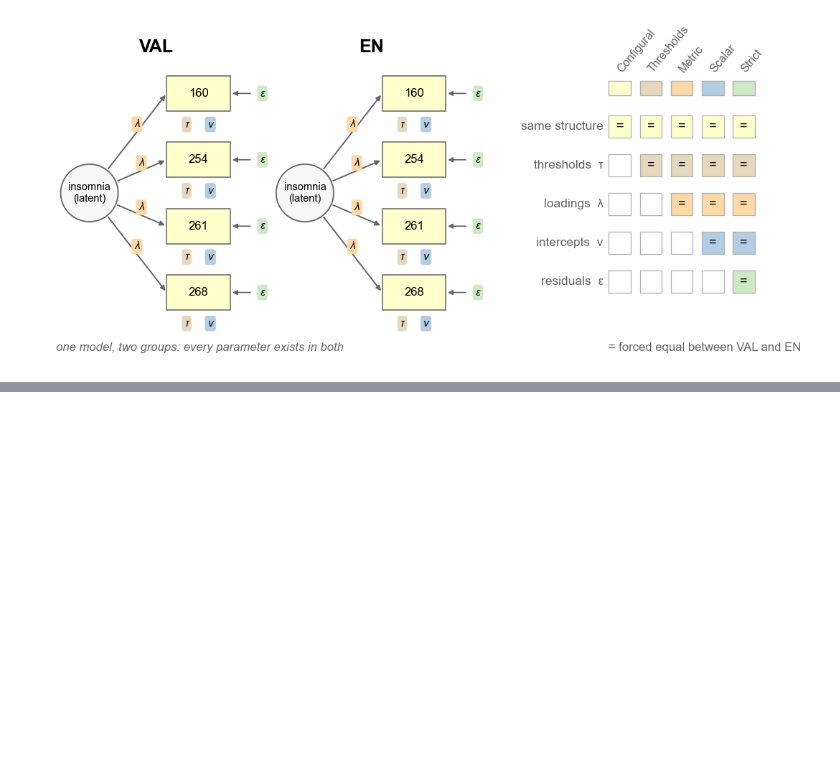
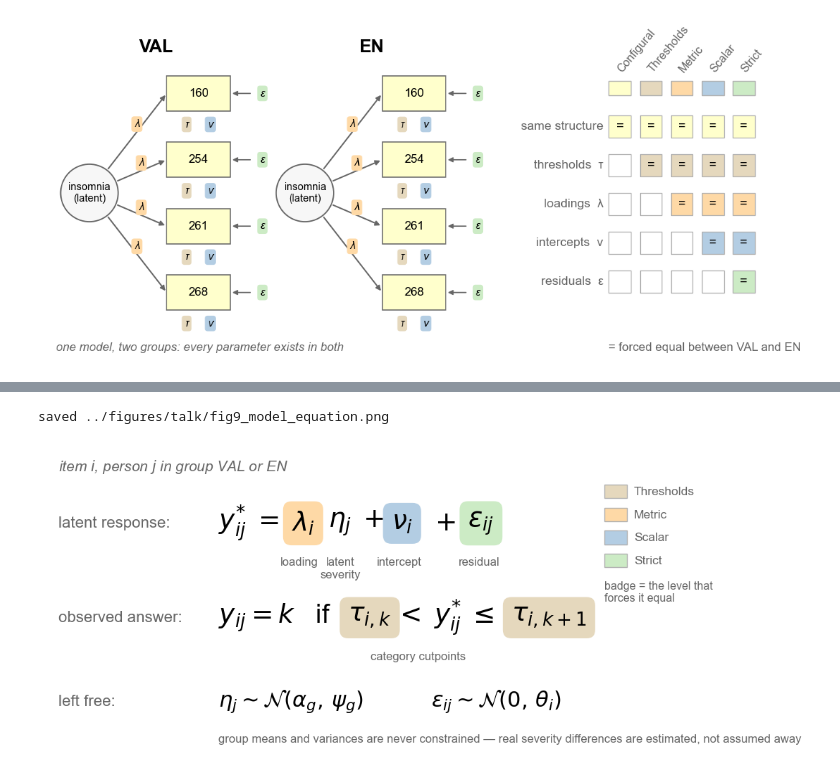
Before and after one commit to Shotgunosine/HiTOP, a Jupyter notebook: notebooks/NB_talk_figures.ipynb, the cells around one changed output, grey strips where cells are left out. Cells and saved outputs as stored; diff of their text form; code cells hidden in the pictures; blank space fills up the shorter version.

```diff
--- a/notebooks/NB_talk_figures.ipynb
+++ b/notebooks/NB_talk_figures.ipynb
@@ -396,0 +457,64 @@ saved ../figures/talk/fig7_sem_constraints.png
+# %%
+fig, ax = plt.subplots(figsize=(12.2, 5.6))
+ax.set_xlim(0, 100); ax.set_ylim(0, 58)
+ax.axis('off')
+
+def eq(x, y, s, fs=27, color=BLACK, level=None, ha='left'):
+    kw = {}
+    if level:
+        kw['bbox'] = dict(boxstyle='round,pad=0.32',
+                          fc=LEVEL_COLORS[level], ec='none')
+    ax.text(x, y, s, fontsize=fs, color=color, ha=ha, va='center', **kw)
+
+ax.text(2, 54, 'item $i$, person $j$ in group VAL or EN', fontsize=15,
+        color=GREY, style='italic')
+
+# latent response
+Y1 = 44
+eq(2, Y1, 'latent response:', 16, GREY)
+eq(26, Y1, r'$y^{*}_{ij}\;=$')
+eq(37, Y1, r'$\lambda_i$', level='metric')
+eq(42.5, Y1, r'$\eta_j\;+$')
+eq(52, Y1, r'$\nu_i$', level='scalar')
+eq(58.5, Y1, '$+$')
+eq(63.5, Y1, r'$\varepsilon_{ij}$', level='strict')
+for x, lab in ((38.2, 'loading'), (44.3, 'latent\nseverity'),
+               (53.2, 'intercept'), (65.2, 'residual')):
+    ax.text(x, Y1 - 6.5, lab, fontsize=12, color=GREY, ha='center',
+            va='top')
+
+# categorization
+Y2 = 26
+eq(2, Y2, 'observed answer:', 16, GREY)
+eq(26, Y2, r'$y_{ij}=k$   if')
+eq(45.5, Y2, r'$\tau_{i,k}$', level='thresholds')
+eq(52.5, Y2, r'$<\;y^{*}_{ij}\;\leq$')
+eq(70, Y2, r'$\tau_{i,k+1}$', level='thresholds')
+ax.text(56, Y2 - 6.5, 'category cutpoints', fontsize=12, color=GREY,
+        ha='center', va='top')
+
+# distributions
+Y3 = 10
+eq(2, Y3, 'left free:', 16, GREY)
+eq(26, Y3, r'$\eta_j \sim \mathcal{N}(\alpha_g,\,\psi_g)$', 22)
+eq(58, Y3, r'$\varepsilon_{ij} \sim \mathcal{N}(0,\,\theta_i)$', 22)
+ax.text(26, Y3 - 6.2,
+        'group means and variances are never constrained \u2014 real '
+        'severity differences are estimated, not assumed away',
+        fontsize=12, color=GREY, va='top')
+
+# level legend
+ly = 50
+for lname, lkey in [('Thresholds', 'thresholds'), ('Metric', 'metric'),
+                    ('Scalar', 'scalar'), ('Strict', 'strict')]:
+    ax.add_patch(Rectangle((84, ly - 1.2), 3.4, 2.6,
+                           facecolor=LEVEL_COLORS[lkey], edgecolor=LIGHT))
+    ax.text(88.4, ly, lname, fontsize=12.5, color=GREY, va='center')
+    ly -= 4.4
+ax.text(84, ly + 0.6, 'badge = the level that\nforces it equal',
+        fontsize=11.5, color=GREY, va='top')
+save(fig, 'fig9_model_equation.png')
+plt.show()
+# %% [output]
+saved ../figures/talk/fig9_model_equation.png
+[figure, added]
```
Also changed, not shown: parts of 5 cells of this notebook, 2 other files.
